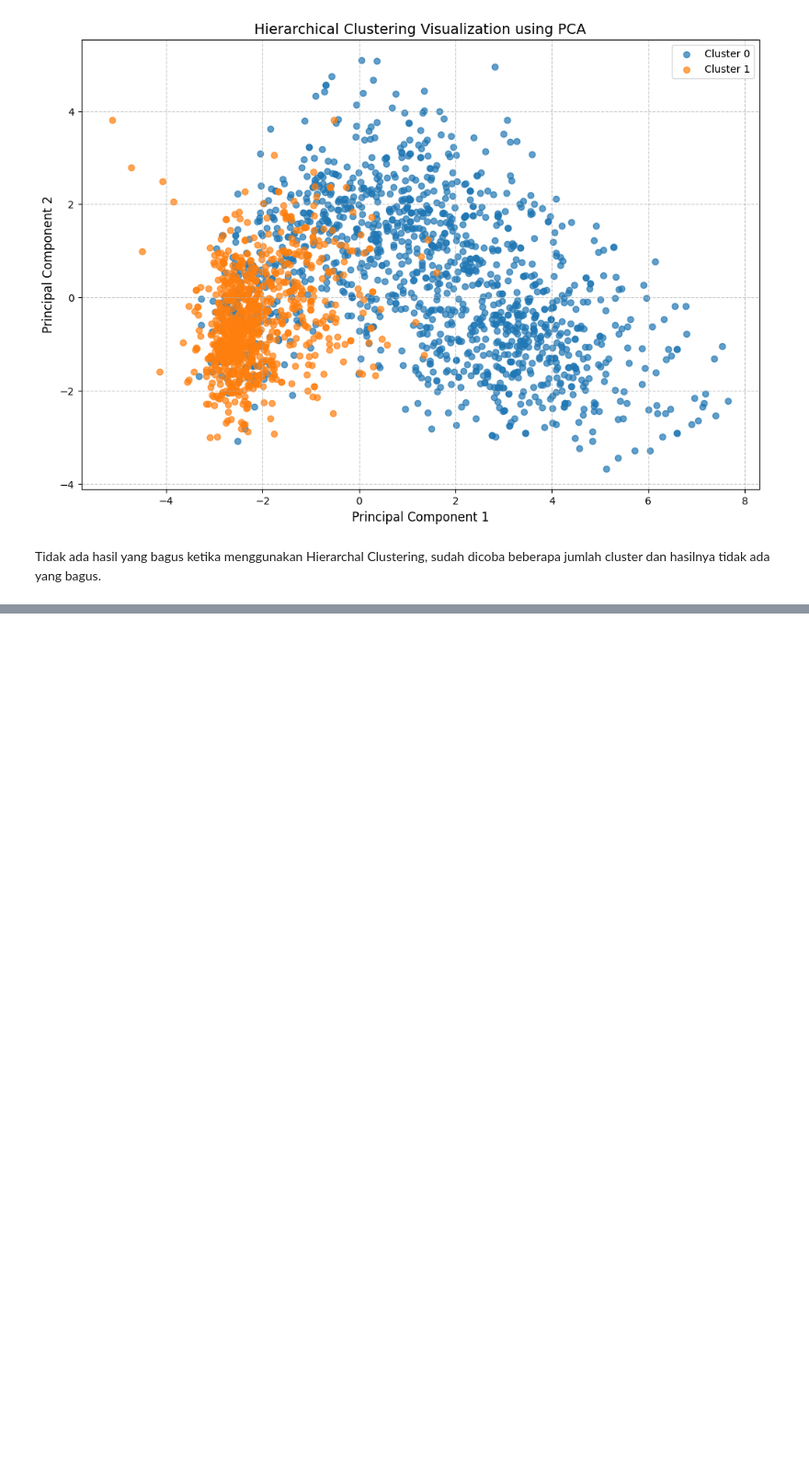
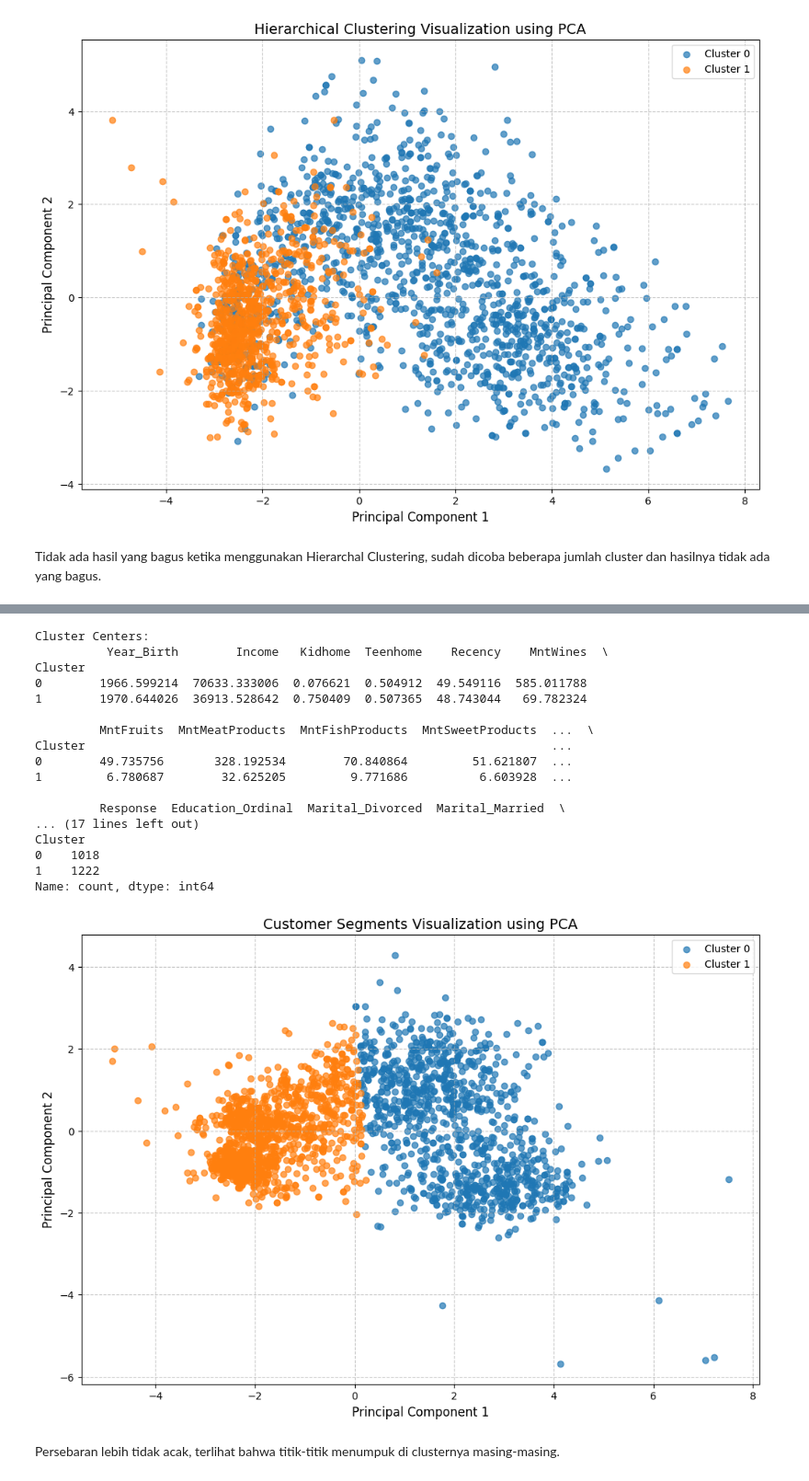
Before and after one commit to RayHDF/ml-repo-ray, a Jupyter notebook: week-6/clustering-campaign.ipynb, the cells around one changed output, grey strips where cells are left out. Shown at 92% size. Cells and saved outputs as stored; diff of their text form; code cells hidden in the pictures; blank space fills up the shorter version.

```diff
--- a/week-6/clustering-campaign.ipynb
+++ b/week-6/clustering-campaign.ipynb
@@ -729,0 +830,64 @@ Tidak ada hasil yang bagus ketika menggunakan Hierarchal Clustering, sudah dicob
+# %%
+# Menentukan jumlah cluster optimal berdasarkan hasil analisis sebelumnya
+optimal_k = 2
+
+# Membuat model K-Means dengan 2 cluster
+# random_state=42 untuk memastikan hasil yang konsisten/reproducible
+# n_init=10 berarti algoritma akan dijalankan 10 kali dengan inisialisasi berbeda
+kmeans = KMeans(n_clusters=optimal_k, random_state=42, n_init=10)
+
+# Melakukan fitting model dan prediksi cluster untuk setiap data
+# fit_predict() mengembalikan label cluster (0 atau 1) untuk setiap data
+df_new_preprocessed3['Cluster'] = kmeans.fit_predict(X_scaled)
+
+# Menganalisis karakteristik setiap cluster dengan menghitung nilai rata-rata fitur
+cluster_analysis = df_new_preprocessed3.groupby('Cluster').mean()
+print("Cluster Centers:")
+print(cluster_analysis)
+
+# Menghitung jumlah data dalam setiap cluster
+cluster_sizes = df_new_preprocessed3['Cluster'].value_counts().sort_index()
+print("\nCluster Sizes:")
+print(cluster_sizes)
+
+from sklearn.decomposition import PCA
+
+# Mereduksi dimensi data menjadi 2 komponen utama
+pca = PCA(n_components=2)
+X_pca = pca.fit_transform(X_scaled)
+
+
+plt.figure(figsize=(12, 8))
+for cluster in range(optimal_k):
+    plt.scatter(X_pca[df_new_preprocessed3['Cluster'] == cluster, 0],
+                X_pca[df_new_preprocessed3['Cluster'] == cluster, 1],
+                label=f'Cluster {cluster}',
+                alpha=0.7)
+
+plt.xlabel('Principal Component 1', fontsize=12)
+plt.ylabel('Principal Component 2', fontsize=12)
+plt.title('Customer Segments Visualization using PCA', fontsize=14)
+plt.legend()
+plt.grid(True, linestyle='--', alpha=0.7)
+plt.show()
+# %% [output]
+Cluster Centers:
+          Year_Birth        Income   Kidhome  Teenhome    Recency    MntWines  \
+Cluster
+0        1966.599214  70633.333006  0.076621  0.504912  49.549116  585.011788
+1        1970.644026  36913.528642  0.750409  0.507365  48.743044   69.782324
+
+         MntFruits  MntMeatProducts  MntFishProducts  MntSweetProducts  ...  \
+Cluster                                                                 ...
+0        49.735756       328.192534        70.840864         51.621807  ...
+1         6.780687        32.625205         9.771686          6.603928  ...
+
+         Response  Education_Ordinal  Marital_Divorced  Marital_Married  \
+... (17 lines left out)
+Cluster
+0    1018
+1    1222
+Name: count, dtype: int64
+[figure, added]
+# %% [markdown]
+Persebaran lebih tidak acak, terlihat bahwa titik-titik menumpuk di clusternya masing-masing.
```
Also changed, not shown: parts of 13 cells of this notebook, 2 other files.
